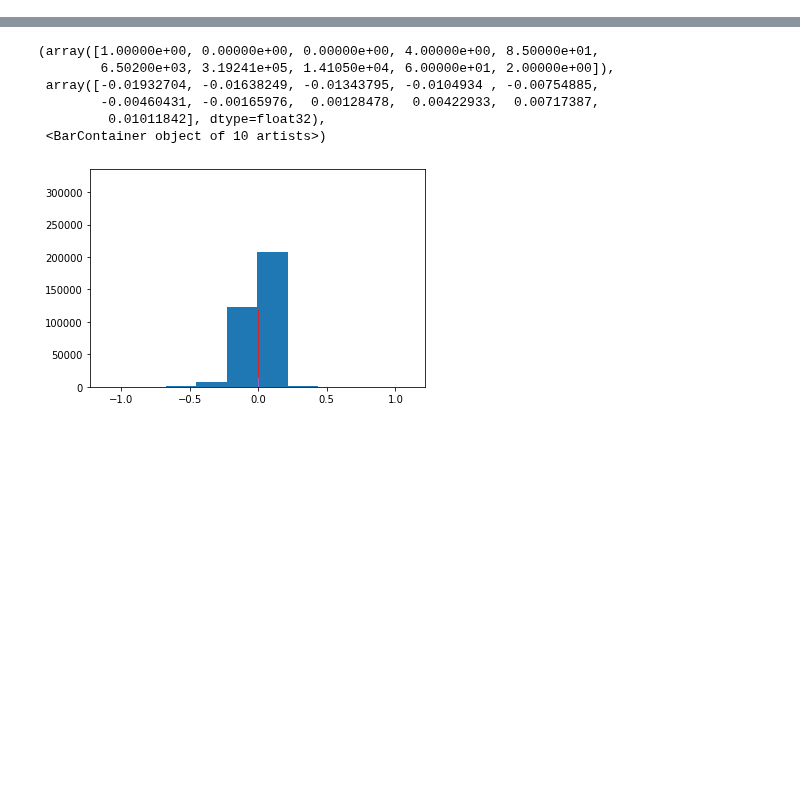
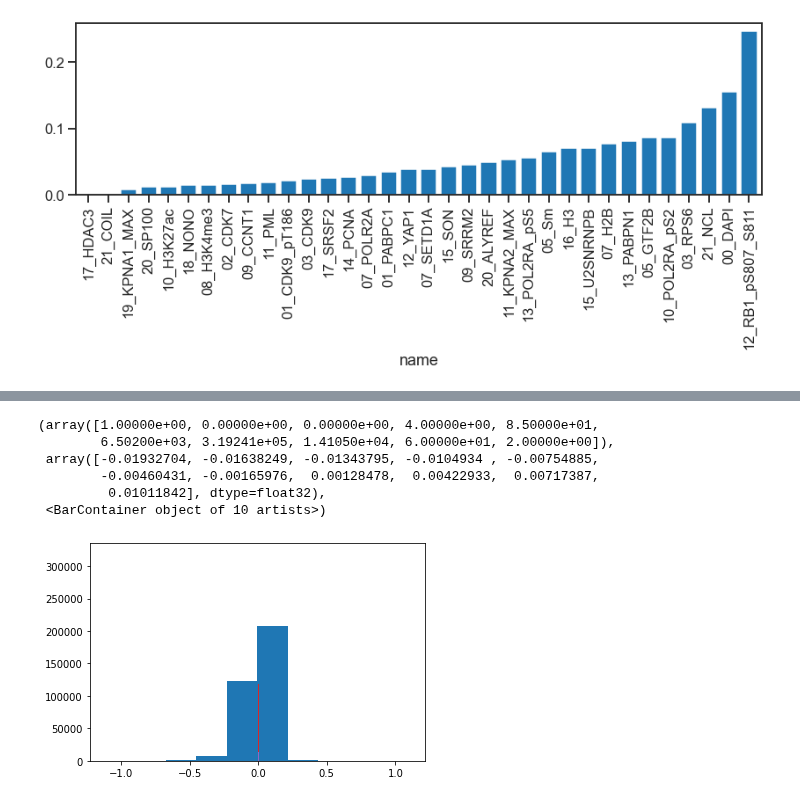
Before and after one commit to theislab/campa_ana, a Jupyter notebook: figure_notebooks/fig1_suppl_saliency.ipynb, the cells around one changed output, grey strips where cells are left out. Cells and saved outputs as stored; diff of their text form; code cells hidden in the pictures; blank space fills up the shorter version.

```diff
--- a/figure_notebooks/fig1_suppl_saliency.ipynb
+++ b/figure_notebooks/fig1_suppl_saliency.ipynb
@@ -79,0 +228,13 @@ annotation = np.array(annotation)
+# %%
+channels = mpp_data.channels.copy()
+channels['grads'] = np.abs(grads[mpp_mask][:,1,1,:]).mean(axis=0)
+
+sns.set_context("talk")
+sns.set_style("ticks")
+
+fig, ax = plt.subplots(1,1, figsize=(12,6))
+channels.set_index('name').sort_values('grads').plot(kind='bar', ax=ax, legend=None, width=0.8)
+plt.tight_layout()
+#plt.savefig(fig_dir / 'saliency_condition_gradxinput.png', dpi=300)
+# %% [output]
+[figure, added]
```
Also changed, not shown: parts of 28 cells of this notebook, 1 other file.
